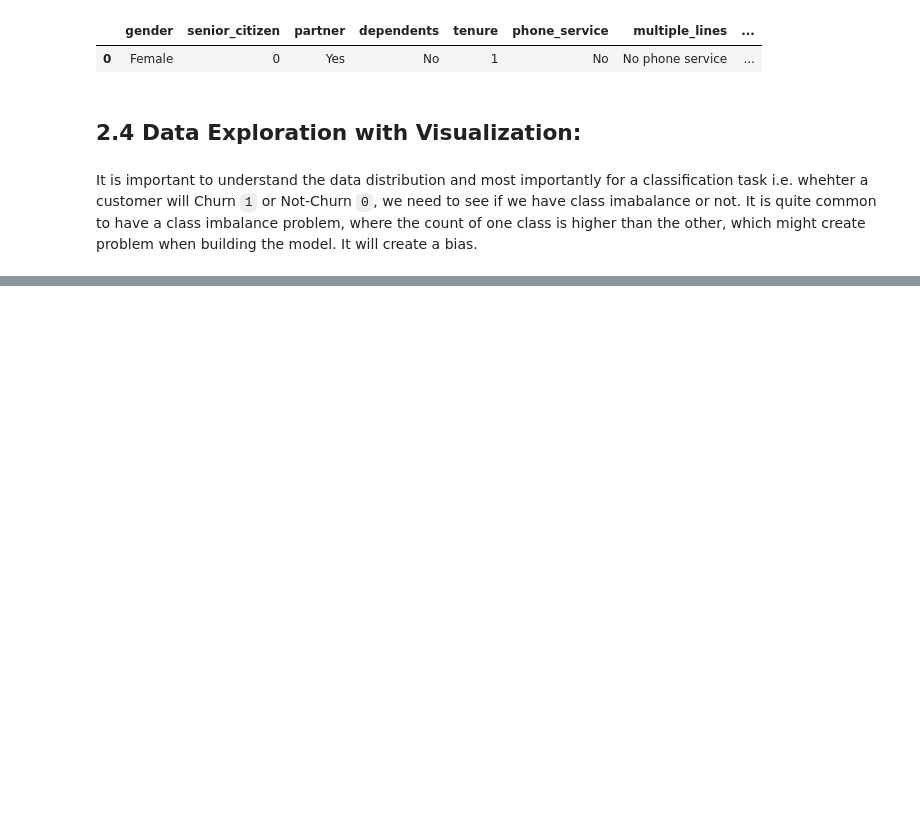
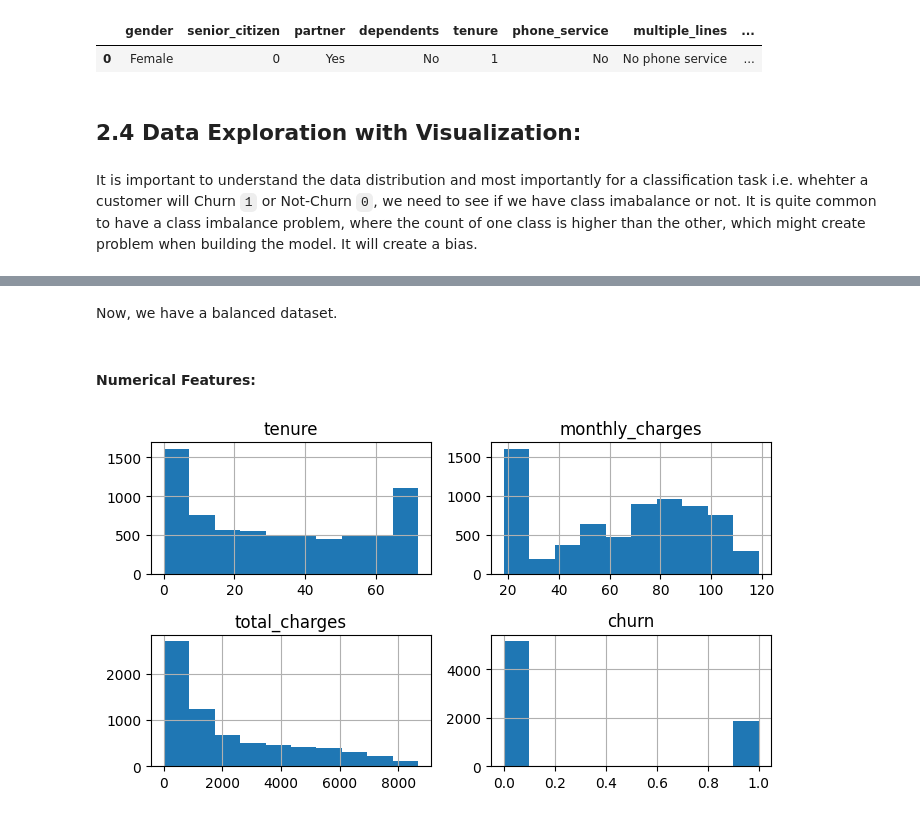
Before and after one commit to Nishan-k/Churn-prediction-and-analysis, a Jupyter notebook: customer_churn_ml/Untitled.ipynb, the cells around one changed output, grey strips where cells are left out. Drawn from its saved outputs; the diff is of its cells as text; code cells hidden in the pictures; blank space fills up the shorter version.

```diff
--- a/customer_churn_ml/Untitled.ipynb
+++ b/customer_churn_ml/Untitled.ipynb
@@ -97,0 +153,10 @@ It is important to understand the data distribution and most importantly for a c
+# %% [markdown]
+Now, we have a balanced dataset.
+# %% [markdown]
+#### Numerical Features:
+# %%
+df.hist(figsize=(7, 4))
+plt.tight_layout()
+plt.show()
+# %% [output]
+[figure, added]
```
Also changed, not shown: parts of 17 cells of this notebook.
